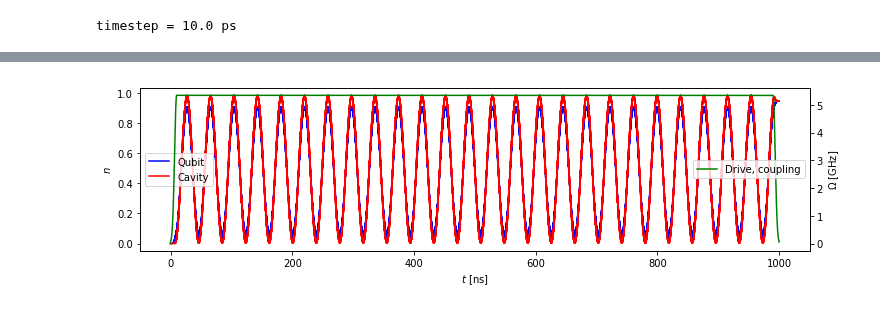
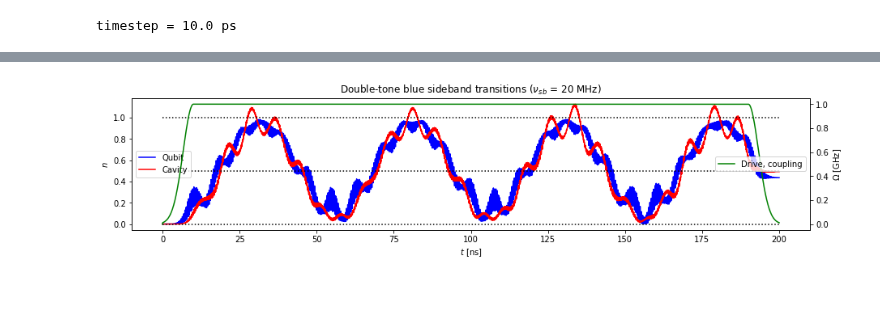
Before and after one commit to wouterkesselsap/thesis, a Jupyter notebook: 2p_sideband.ipynb, the cells around one changed output, grey strips where cells are left out. Saved outputs shown, nothing was run; the diff lists cells and outputs as text; code cells hidden in the pictures.

Commit message:
save figure with both expectations

```diff
--- a/2p_sideband.ipynb
+++ b/2p_sideband.ipynb
@@ -85,7 +91,7 @@ wq_mod = wq + Omega**2/(2*(wq-wd)) + Omega**2/(2*(wq+wd))
 # %%
 t0 = 0         # start of simulation
 t1 = t0 + 0   # start of drive
-t2 = t1 + 50  # end of drive
+t2 = t1 + 200  # end of drive
 t3 = t2 + 0   # end of simulation
 tg = 10        # length of gaussian rise and fall
 
@@ -113,14 +119,11 @@ elif Nt == 2:
 
 # Hamiltonian arguments
 if Nt == 1:
-    H_args = {'t0' : t0, 't1' : t1, 't2' : t2,
-              't3' : t3, 'tg' : tg, 'Q'  : Q,
-              'smooth' : smooth, 'Nt' : Nt, 'wd' : wd}
+    H_args = {'t0' : t0, 't1' : t1, 't2' : t2, 't3' : t3, 'tg' : tg,
+              'Q'  : Q, 'smooth' : smooth, 'Nt' : Nt, 'wd' : wd}
 elif Nt == 2:
-    H_args = {'t0' : t0, 't1' : t1, 't2' : t2,
-              't3' : t3, 'tg' : tg, 'Q'  : Q,
-              'smooth' : smooth, 'Nt' : Nt,
-              'wdq' : wdq, 'wdc' : wdc}
+    H_args = {'t0' : t0, 't1' : t1, 't2' : t2, 't3' : t3, 'tg' : tg,
+              'Q'  : Q, 'smooth' : smooth, 'Nt' : Nt, 'wdq' : wdq, 'wdc' : wdc}
 
 # Expectation operators
 e_ops = [nq, nc]
@@ -235,23 +238,63 @@ widgets.VBox([data_button, data_out])
 # %%
 """ EXPECTATION VALUES """
 
-fig, ax1 = plt.subplots(figsize=[12,3])
+fig, ax1 = plt.subplots(figsize=[15,3])
 ax1.plot(times, expect[0], color='b', label='Qubit')
 ax1.plot(times, expect[1], color='r', label='Cavity')
+ax1.plot([times[0], times[-1]], [1, 1], ':', color='k')
+ax1.plot([times[0], times[-1]], [1/2, 1/2], ':', color='k')
+ax1.plot([times[0], times[-1]], [0, 0], ':', color='k')
 ax1.set_xlabel("$t$ [ns]")
 ax1.set_ylabel("$n$")
 ax1.tick_params(axis='y')
 ax1.legend(loc='center left')
 
 # ax1.set_xlim([20, 21])
 
-drive_coupling = wd/(2*pi)*drive_nonosc(times, H_args)
+if Nt == 1:
+    drive_coupling = wd/(2*pi)*drive_nonosc(times, H_args)
+elif Nt == 2:
+    drive_coupling = drive_nonosc(times, H_args)
 ax2 = ax1.twinx()
 ax2.plot(times, drive_coupling, color='g', label='Drive, coupling')
 ax2.set_ylabel('$\Omega$ [GHz]')
 ax2.tick_params(axis='y')
 ax2.legend(loc='center right')
 
+fig = plt.gcf()
+if sb == 'red':
+    if Nt == 1:
+        plt.title("Single-tone red sideband transitions at $\\nu_d$ = {} GHz ($\\nu_{{sb}}$ = {} MHz)".format(
+                  round(wd/2/pi, 3), int(round(1000*wsb/2/pi))))
+    elif Nt == 2:
+        plt.title("Double-tone red sideband transitions ($\\nu_{{sb}}$ = {} MHz)".format(
+                  int(round(1000*wsb/2/pi))))
+elif sb == 'blue':
+    if Nt == 1:
+        plt.title("Single-tone blue sideband transitions at $\\nu_d$ = {} GHz ($\\nu_{{sb}}$ = {} MHz)".format(
+                  round(wd/2/pi, 3), int(round(1000*wsb/2/pi))))
+    elif Nt == 2:
+        plt.title("Double-tone blue sideband transitions ($\\nu_{{sb}}$ = {} MHz)".format(
+                  int(round(1000*wsb/2/pi))))
 plt.show()
+
+figqc_button = widgets.Button(description='Save figure')
+figqc_out = widgets.Output()
+def figqc_clicked(b):
+    figqc_button.description = 'Figure saved!'
+    with figqc_out:
+        if Nt == 1:
+            fig.savefig(srcfolder + "/" +
+                        "fig_qc_{}_{}_Nq{}_Nt{}_Om{}_wd{}_wq{}_wc{}_g{}_wsb{}.png".format(ID, sb, Nq, Nt,
+                        round(Omega/2/pi, 2), round(wd/2/pi, 3), round(wq/2/pi, 2), round(wc/2/pi, 2),
+                        round(g/2/pi, 2), round(wsb/2/pi, 4)), bbox_inches='tight')
+        elif Nt == 2:
+            fig.savefig(srcfolder + "/" +
+                        "fig_qc_{}_{}_Nq{}_Nt{}_Omq{}_wdq{}_Omc{}_wdc{}_wq{}_wc{}_g{}_wsb{}.png".format(
+                        ID, sb, Nq, Nt, round(Omegaq/2/pi, 2), round(wdq/2/pi, 3), round(Omegac/2/pi, 2),
+                        round(wdc/2/pi, 3), round(wq/2/pi, 2), round(wc/2/pi, 2),
+                        round(g/2/pi, 2), round(wsb/2/pi, 4)), bbox_inches='tight')
+figqc_button.on_click(figqc_clicked)
+widgets.VBox([figqc_button, figqc_out])
 # %% [output]
-[figure, old version]
+[figure, new version]
```
Also changed, not shown: parts of 9 cells of this notebook, 1 other file.
